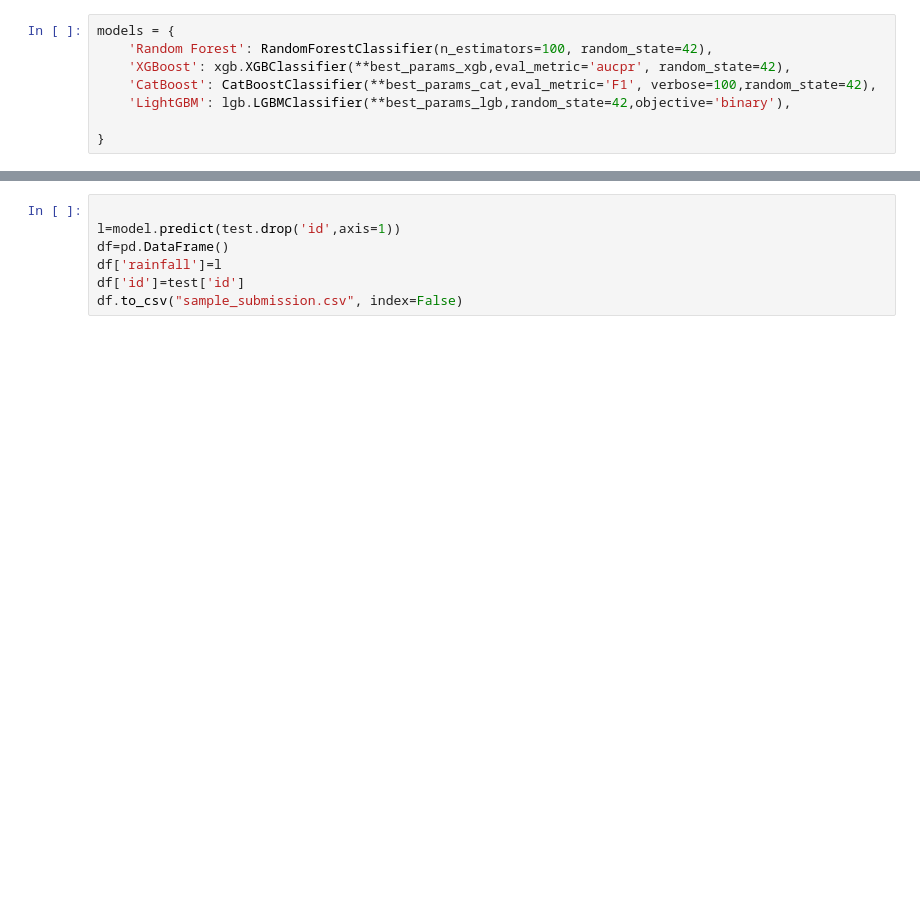
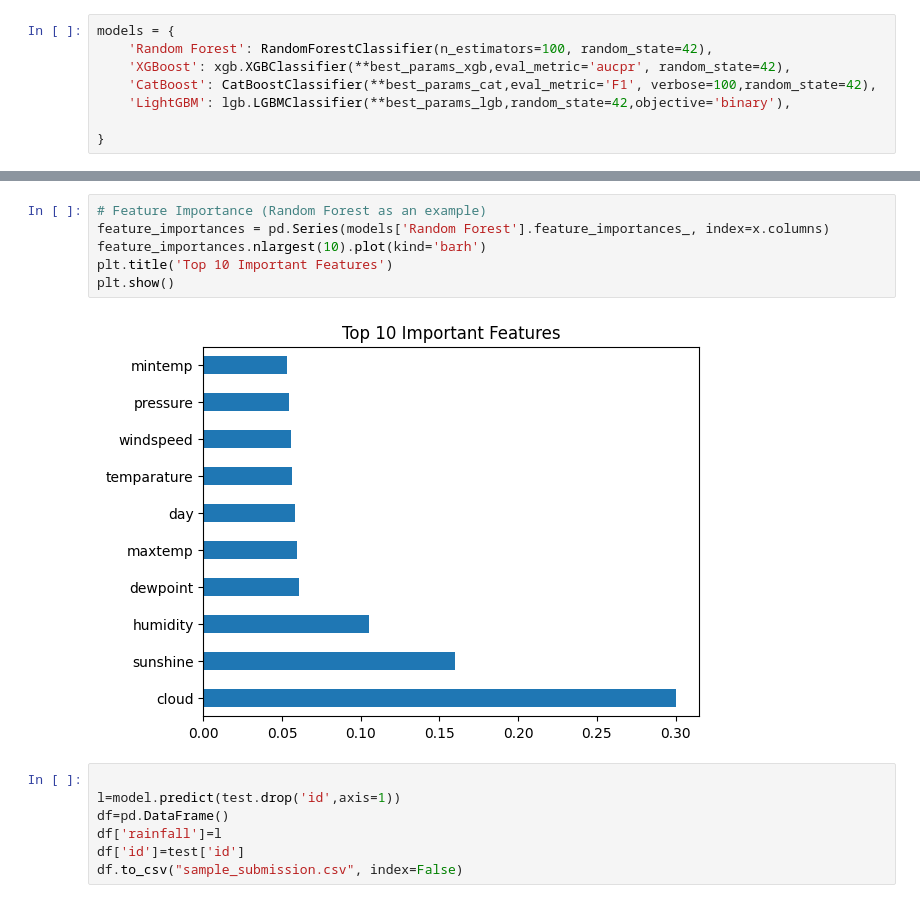
Before and after one commit to arnavam/Kaggle_colab_notebooks, a Jupyter notebook: rainfall_2/rain.ipynb, the cells around one changed output, grey strips where cells are left out. Cells and saved outputs as stored; diff of their text form; blank space fills up the shorter version.

Commit message:
ran the model successfully'

```diff
--- a/rainfall_2/rain.ipynb
+++ b/rainfall_2/rain.ipynb
@@ -309,3 +353,11 @@ sns.heatmap(train.corr(),annot=True)
+# %%
+# Feature Importance (Random Forest as an example)
+feature_importances = pd.Series(models['Random Forest'].feature_importances_, index=x.columns)
+feature_importances.nlargest(10).plot(kind='barh')
+plt.title('Top 10 Important Features')
+plt.show()
+# %% [output]
+[figure, added]
 # %%
 
 l=model.predict(test.drop('id',axis=1))
```
Also changed, not shown: parts of 9 cells of this notebook.
